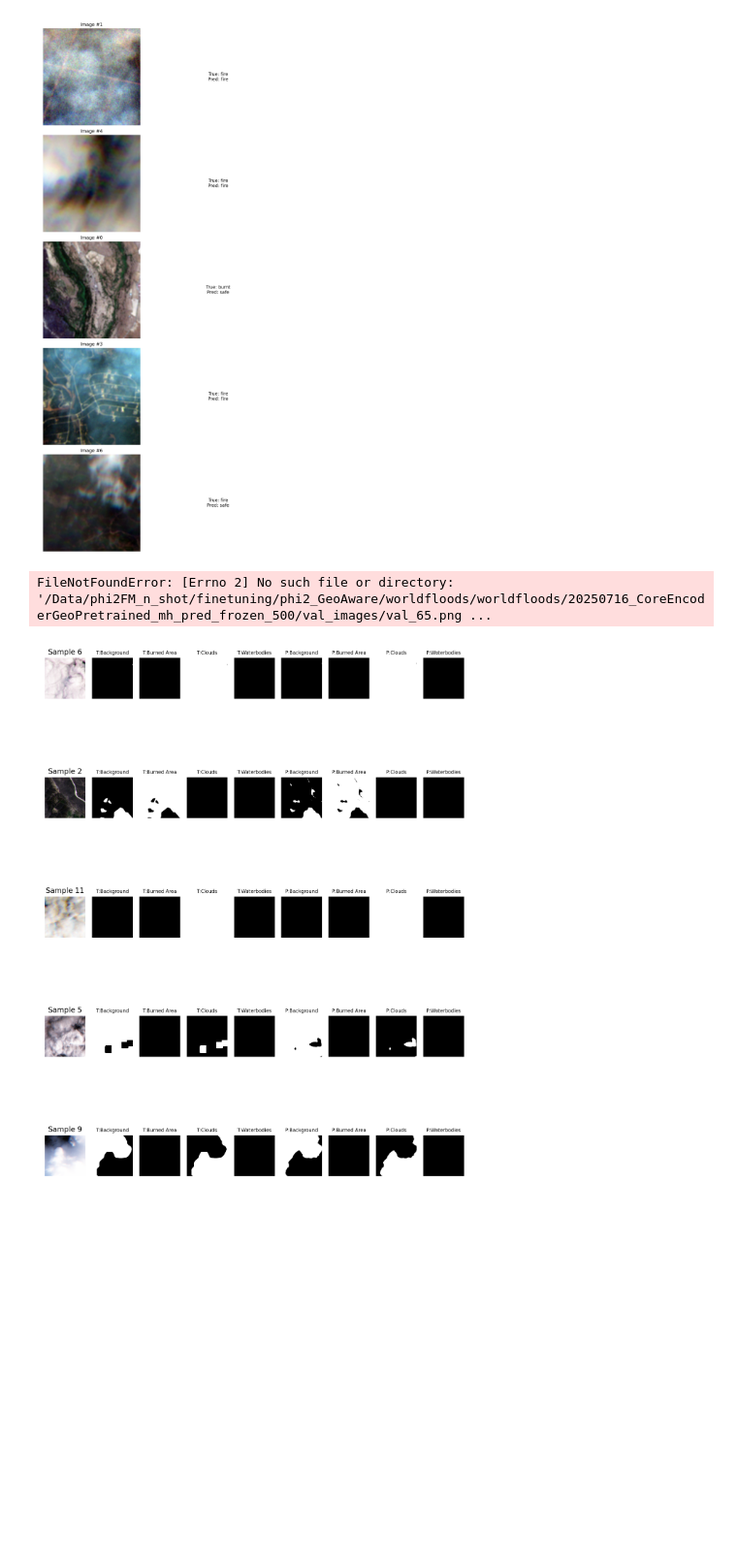
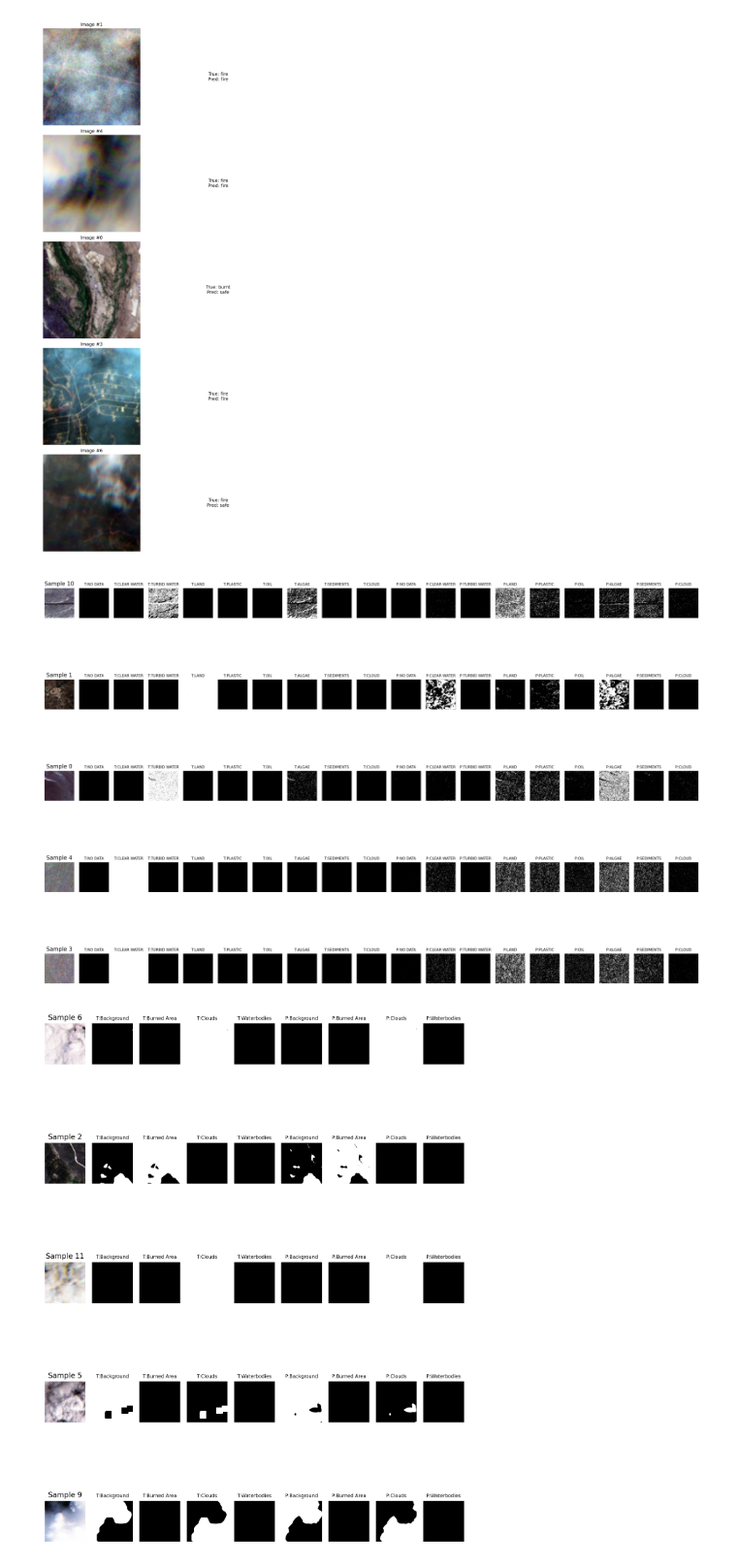
Before and after one commit to dagus01-lab/phi2FM, a Jupyter notebook: downstream/Untitled.ipynb, the cells around one changed output. Shown at 97% size. Saved outputs shown, nothing was run; the diff lists cells and outputs as text; code cells hidden in the pictures; blank space fills up the shorter version.

Commit message:
Added anomaly detection dataset

```diff
--- a/downstream/Untitled.ipynb
+++ b/downstream/Untitled.ipynb
@@ -246,13 +246,15 @@ plt.show()
 # %%
 import matplotlib.pyplot as plt
 import matplotlib.image as mpimg
-img = mpimg.imread("/Data/phi2FM_n_shot/finetuning/phi2_GeoAware/worldfloods/worldfloods/20250716_CoreEncoderGeoPretrained_mh_pred_frozen_50/val_images/val_65.png")
+
+img = mpimg.imread("/Data/phi2FM_n_shot/finetuning/phi2_GeoAware/anomaly_detection/anomaly_detection/20250908_CoreEncoderGeoPretrained_mh_pred_frozen_50/val_images/val_0.png")
+#img = mpimg.imread("/Data/phi2FM_models/finetuning/phi2_GeoAware/burned_area/burned_area/20250607_CoreEncoderGeoPretrained_mh_pred_frozen_1.0/val_images/val_0.png")
 plt.figure(figsize=(20,20))
 plt.imshow(img)
 plt.axis("off")   # turn off axes if you like
 plt.show()
 # %% [output]
-FileNotFoundError: [Errno 2] No such file or directory: '/Data/phi2FM_n_shot/finetuning/phi2_GeoAware/worldfloods/worldfloods/20250716_CoreEncoderGeoPretrained_mh_pred_frozen_500/val_images/val_65.png ...
+[figure, added]
 # %%
 import matplotlib.pyplot as plt
 import matplotlib.image as mpimg
```
Also changed, not shown: 26 other files.
